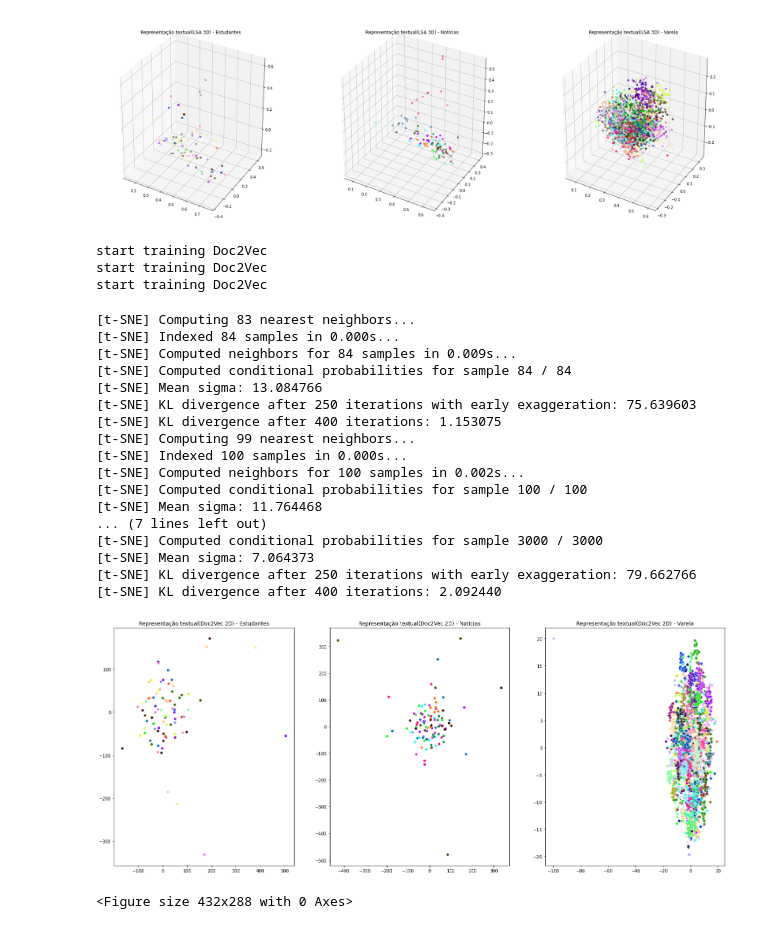
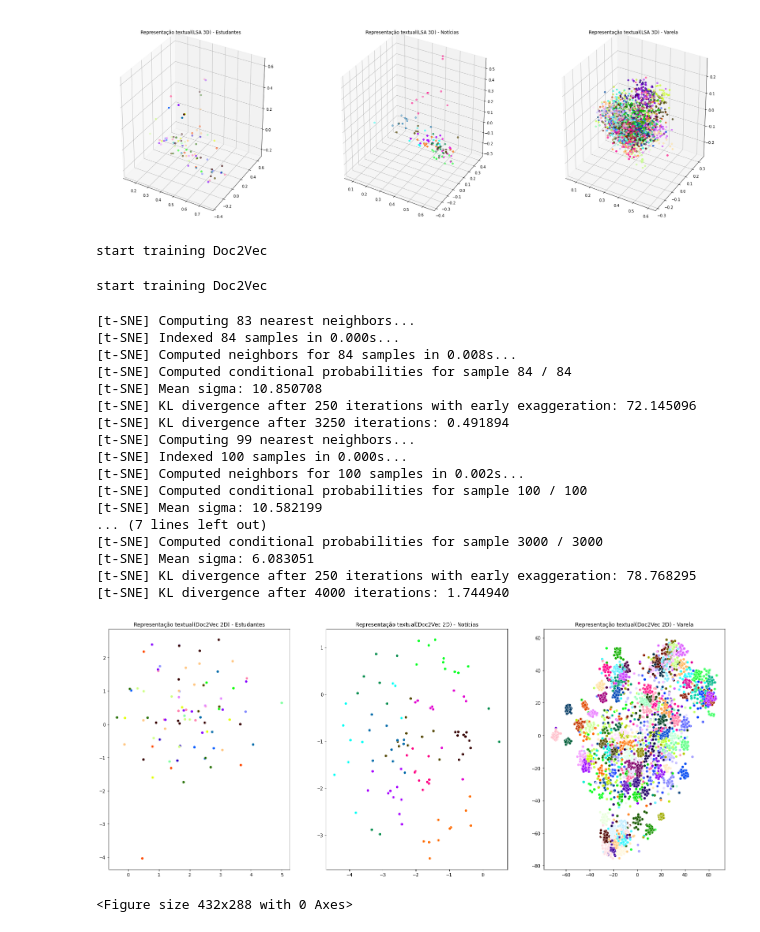
Before and after one commit to Daanielvb/authorship-classification, a Jupyter notebook: Autorship_data_visualization.ipynb, the cells around one changed output. Saved outputs shown, nothing was run; the diff lists cells and outputs as text; code cells hidden in the pictures.

```diff
--- a/Autorship_data_visualization.ipynb
+++ b/Autorship_data_visualization.ipynb
@@ -572,15 +1345,21 @@ df = pd.DataFrame(scaled_features, index=df.index, columns=df.columns)
 # %%
 # Plotting helper functions
 
-def set_title_and_labels(ax, reduction_name, dataset_name, label_name='', is_3d=False, stylo=True):
-  if stylo:
-    ax.set_title('Features estilométricas ' + '({})'.format(reduction_name) + ' - ' + dataset_name)
+def set_title_and_labels(ax, reduction_name, dataset_name, label_name='', size=12, is_3d=False, stylo=True, title=True, rotation=0):
+  if title:
+    if stylo:
+      current_title = 'Features estilométricas ' + '({})'.format(reduction_name) + ' - ' + dataset_name
+    else:
+      current_title = 'Representação textual' + '({})'.format(reduction_name) + ' - ' + dataset_name
   else:
-    ax.set_title('Representação textual' + '({})'.format(reduction_name) + ' - ' + dataset_name)
+    current_title = '{}'.format(dataset_name)
+
+  ax.set_title(current_title, fontdict={'fontsize': size}, rotation=rotation)
   ax.set_xlabel(label_name)
   ax.set_ylabel(label_name)
   if is_3d:
     ax.set_zlabel(label_name)
+
 
 # Custom colormap function
 def generate_colormap(number_of_distinct_colors: int = 80):
@@ -1039,79 +1929,79 @@ def build_doc2vec(corpus, vec_size, epochs=100):
     model.alpha -= 0.0002
     # fix the learning rate, no decay
     model.min_alpha = model.alpha
-
-
   return model
 
 
-student_d2vec_model = build_doc2vec(corpus, 100)
-news_d2vec_model = build_doc2vec(corpus_news, 100)
-varela_d2vec_model = build_doc2vec(corpus_varela, 100)
+student_d2vec_model = build_doc2vec(corpus, 80, 50)
+news_d2vec_model = build_doc2vec(corpus_news, 80, 50)
+varela_d2vec_model = build_doc2vec(corpus_varela, 80, 40)
 # %% [output]
 start training Doc2Vec
-start training Doc2Vec
-start training Doc2Vec
+# %%
+varela_d2vec_model = build_doc2vec(corpus_varela, 100, 40)
+# %% [output]
+start training Doc2Vec
 # %%
-student_doc2vec = TSNE(n_components=2, verbose=1, perplexity=40, random_state=0, n_iter=400).fit_transform(student_d2vec_model.docvecs.vectors_docs)
-news_doc2vec = TSNE(n_components=2, verbose=1, perplexity=40, random_state=0, n_iter=400).fit_transform(news_d2vec_model.docvecs.vectors_docs)
-varela_doc2vec = TSNE(n_components=2, verbose=1, perplexity=40, random_state=0, n_iter=400).fit_transform(varela_d2vec_model.docvecs.vectors_docs)
+student_doc2vec_2d = TSNE(n_components=2, verbose=1, perplexity=40, random_state=0, n_iter=4000).fit_transform(PCA(n_components=50, random_state=0).fit_transform(student_d2vec_model.docvecs.vectors_docs))
+news_doc2vec_2d = TSNE(n_components=2, verbose=1, perplexity=40, random_state=0, n_iter=4000).fit_transform(PCA(n_components=50, random_state=0).fit_transform(news_d2vec_model.docvecs.vectors_docs))
+varela_doc2vec_2d = TSNE(n_components=2, verbose=1, perplexity=40, random_state=0, n_iter=4000).fit_transform(PCA(n_components=50, random_state=0).fit_transform(varela_d2vec_model.docvecs.vectors_docs))
 # %% [output]
 [t-SNE] Computing 83 nearest neighbors...
 [t-SNE] Indexed 84 samples in 0.000s...
-[t-SNE] Computed neighbors for 84 samples in 0.009s...
+[t-SNE] Computed neighbors for 84 samples in 0.008s...
 [t-SNE] Computed conditional probabilities for sample 84 / 84
-[t-SNE] Mean sigma: 13.084766
-[t-SNE] KL divergence after 250 iterations with early exaggeration: 75.639603
-[t-SNE] KL divergence after 400 iterations: 1.153075
+[t-SNE] Mean sigma: 10.850708
+[t-SNE] KL divergence after 250 iterations with early exaggeration: 72.145096
+[t-SNE] KL divergence after 3250 iterations: 0.491894
 [t-SNE] Computing 99 nearest neighbors...
 [t-SNE] Indexed 100 samples in 0.000s...
 [t-SNE] Computed neighbors for 100 samples in 0.002s...
 [t-SNE] Computed conditional probabilities for sample 100 / 100
-[t-SNE] Mean sigma: 11.764468
+[t-SNE] Mean sigma: 10.582199
 ... (7 lines left out)
 [t-SNE] Computed conditional probabilities for sample 3000 / 3000
-[t-SNE] Mean sigma: 7.064373
-[t-SNE] KL divergence after 250 iterations with early exaggeration: 79.662766
-[t-SNE] KL divergence after 400 iterations: 2.092440
+[t-SNE] Mean sigma: 6.083051
+[t-SNE] KL divergence after 250 iterations with early exaggeration: 78.768295
+[t-SNE] KL divergence after 4000 iterations: 1.744940
 # %%
-#Doc2Vec TSNE 2D
+#Doc2Vec PCA+TSNE 2D
 fig, (ax1, ax2, ax3) = plt.subplots(1, 3)
 fig.set_size_inches(25, 10)
 
 sns.scatterplot(
-    x=student_doc2vec[:,0],
-    y=student_doc2vec[:,1],
+    x=student_doc2vec_2d[:,0],
+    y=student_doc2vec_2d[:,1],
     hue=encoded_raw_Y,
     palette = generate_colormap(16),
     legend=False,
     ax=ax1
 )
 
 
 sns.scatterplot(
-    x=news_doc2vec[:,0],
-    y=news_doc2vec[:,1],
+    x=news_doc2vec_2d[:,0],
+    y=news_doc2vec_2d[:,1],
     hue=encoded_Y_news,
     palette = generate_colormap(10),
     legend=False,
     ax=ax2
 )
 
 sns.scatterplot(
-    x=varela_doc2vec[:,0],
-    y=varela_doc2vec[:,1],
+    x=varela_doc2vec_2d[:,0],
+    y=varela_doc2vec_2d[:,1],
     hue=encoded_varela_Y,
     palette = generate_colormap(100),
     legend=False,
     ax=ax3
 )
 
 plt.figure()
 
 set_title_and_labels(ax1, 'Doc2Vec 2D', 'Estudantes',stylo=False)
 set_title_and_labels(ax2, 'Doc2Vec 2D', 'Notícias',stylo=False )
 set_title_and_labels(ax3, 'Doc2Vec 2D', 'Varela',stylo=False)
 # %% [output]
-[figure, old version]
+[figure, new version]
 <Figure size 432x288 with 0 Axes>
 # %%
```
Also changed, not shown: parts of 115 cells of this notebook, 2 other files.
